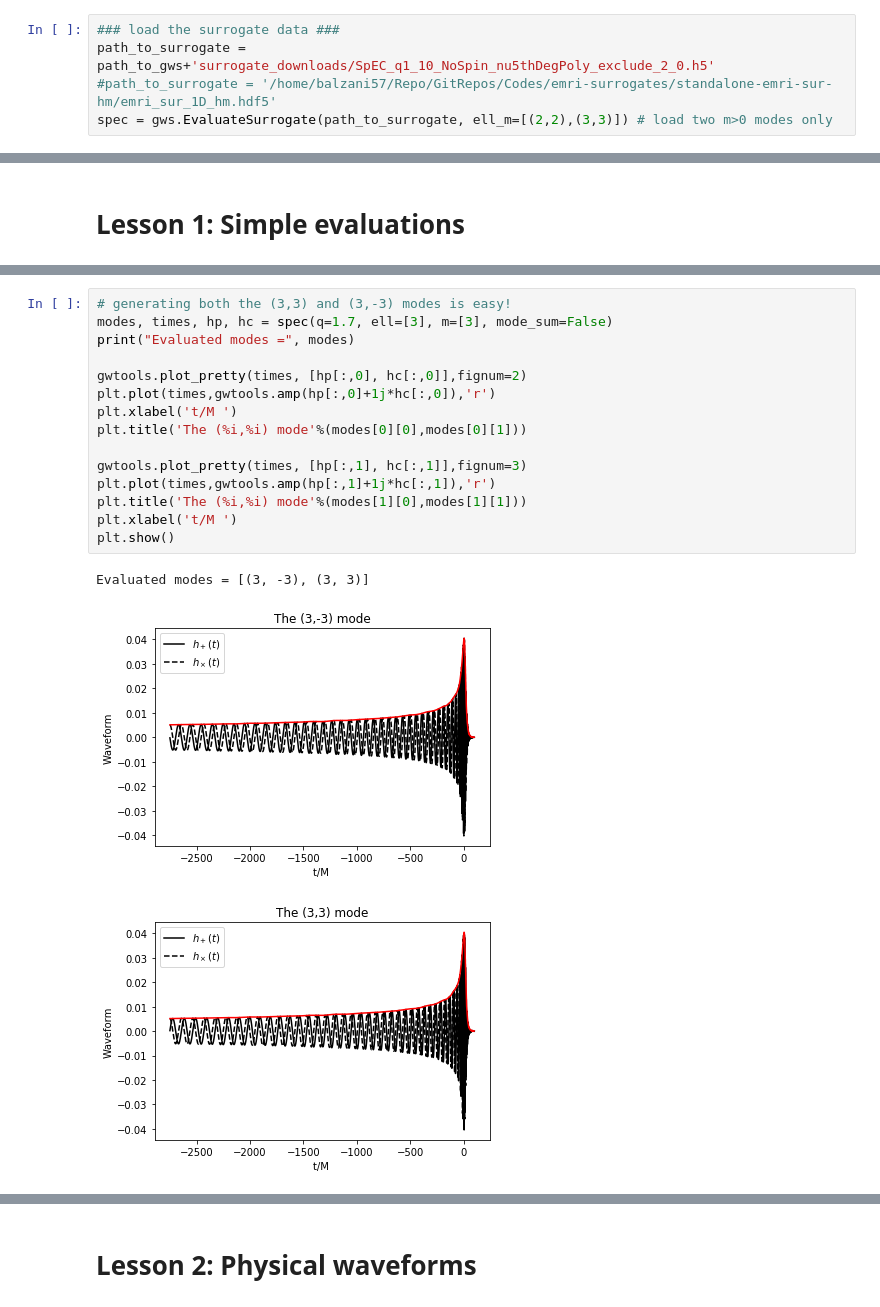
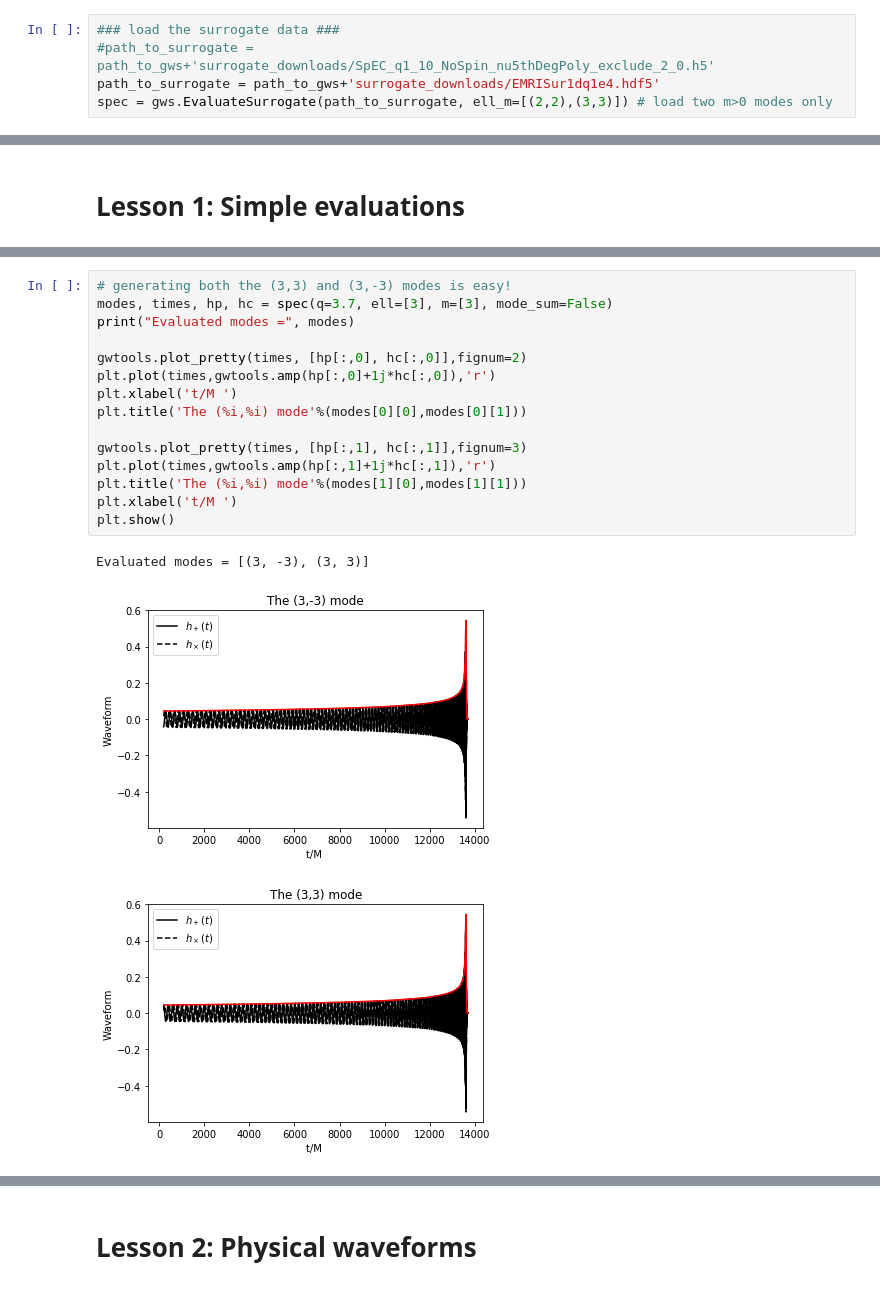
Before and after one commit to sxs-collaboration/gwsurrogate, a Jupyter notebook: tutorial/notebooks/nonspinning_nr_emri.ipynb, the cells around one changed output, grey strips where cells are left out. Saved outputs shown, nothing was run; the diff lists cells and outputs as text.

Commit message:
Update catalog and notebooks for final EMRI model

```diff
--- a/tutorial/notebooks/nonspinning_nr_emri.ipynb
+++ b/tutorial/notebooks/nonspinning_nr_emri.ipynb
@@ -51,8 +45,8 @@ Models 3 & 4 are covered near the end of this notebook.
 Models 1 & 2 use the same code at the beginning part of this notebook -- simply change the model's data file specified in the "load the surrogate data" cell below...
 # %%
 ### load the surrogate data ###
-path_to_surrogate = path_to_gws+'surrogate_downloads/SpEC_q1_10_NoSpin_nu5thDegPoly_exclude_2_0.h5'
-#path_to_surrogate = '/home/balzani57/Repo/GitRepos/Codes/emri-surrogates/standalone-emri-sur-hm/emri_sur_1D_hm.hdf5'
+#path_to_surrogate = path_to_gws+'surrogate_downloads/SpEC_q1_10_NoSpin_nu5thDegPoly_exclude_2_0.h5'
+path_to_surrogate = path_to_gws+'surrogate_downloads/EMRISur1dq1e4.hdf5'
 spec = gws.EvaluateSurrogate(path_to_surrogate, ell_m=[(2,2),(3,3)]) # load two m>0 modes only
 # %% [output]
 loading surrogate mode... l2_m2
@@ -90,21 +86,21 @@ You have evaluated the (2,2) mode
 # %%
 # generating both the (3,3) and (3,-3) modes is easy!
-modes, times, hp, hc = spec(q=1.7, ell=[3], m=[3], mode_sum=False)
+modes, times, hp, hc = spec(q=3.7, ell=[3], m=[3], mode_sum=False)
 print("Evaluated modes =", modes)
 
 gwtools.plot_pretty(times, [hp[:,0], hc[:,0]],fignum=2)
 plt.plot(times,gwtools.amp(hp[:,0]+1j*hc[:,0]),'r')
 plt.xlabel('t/M ')
 plt.title('The (%i,%i) mode'%(modes[0][0],modes[0][1]))
 
 gwtools.plot_pretty(times, [hp[:,1], hc[:,1]],fignum=3)
 plt.plot(times,gwtools.amp(hp[:,1]+1j*hc[:,1]),'r')
 plt.title('The (%i,%i) mode'%(modes[1][0],modes[1][1]))
 plt.xlabel('t/M ')
 plt.show()
 # %% [output]
 Evaluated modes = [(3, -3), (3, 3)]
-[figure, old version]
+[figure, new version]
-[figure, old version]
+[figure, new version]
 # %%
 # Trying to evaluate a mode which doesn't exist throws a warning
```
Also changed, not shown: parts of 9 cells of this notebook, 1 other file.
